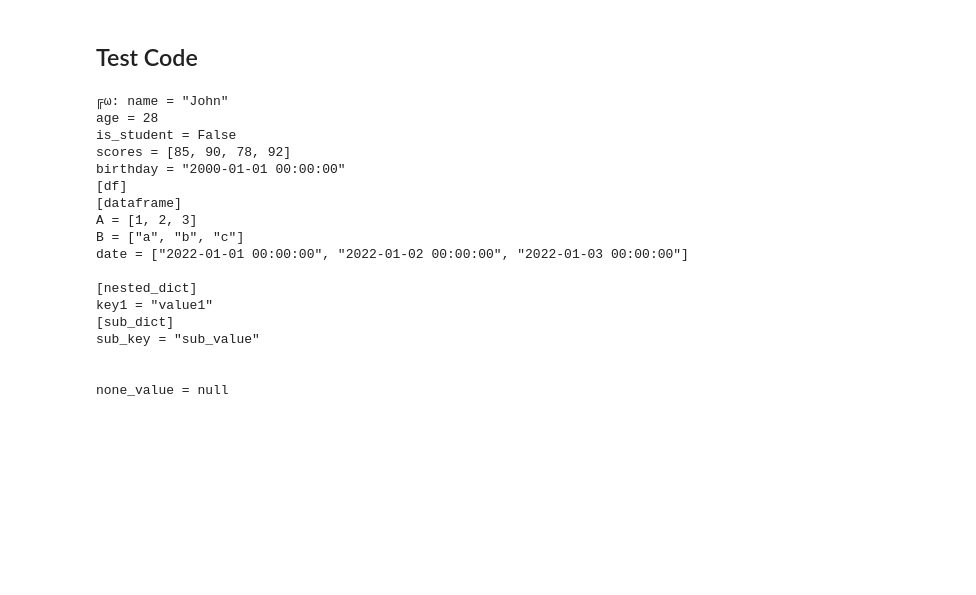
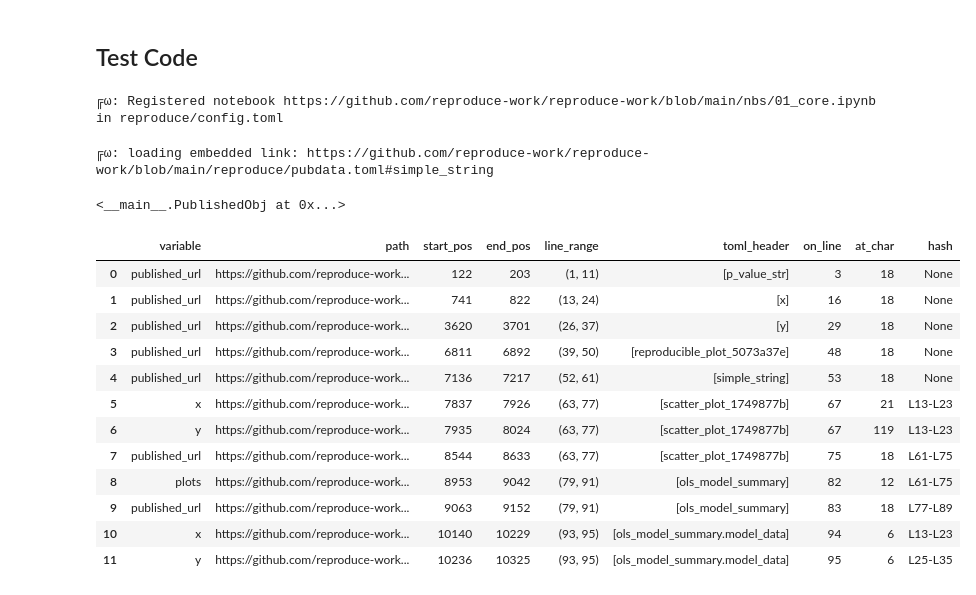
Before and after one commit to reproduce-work/reproduce-work, a Jupyter notebook: _proc/01_core.ipynb, the cells around one changed output. Cells and saved outputs as stored; diff of their text form; code cells hidden in the pictures; blank space fills up the shorter version.

Commit message:
publish

```diff
--- a/_proc/01_core.ipynb
+++ b/_proc/01_core.ipynb
@@ -279,5 +1816,14 @@ publish_data(np.array([1,2,3]), 'array')
 # %% [markdown]
 ## Test Code
+# %%
+register_notebook('01_core.ipynb')
+# %% [output]
+╔ω: Registered notebook https://github.com/reproduce-work/reproduce-work/blob/main/nbs/01_core.ipynb in reproduce/config.toml
+# %%
+publish_data("Hello world!", "simple_string")
+# %% [output]
+╔ω: loading embedded link: https://github.com/reproduce-work/reproduce-work/blob/main/reproduce/pubdata.toml#simple_string
+<__main__.PublishedObj at 0x...>
 # %%
 # Test the serialize_to_toml function
 data_sample = {
@@ -301,24 +1847,4 @@ data_sample = {
     'none_value': None
 }
 
-toml_representation = serialize_to_toml(data_sample)
-printrw(f'{toml_representation}')
+#publish_data(data_sample, "data_sample")  # This should capture this line number and timestamp
-# %% [output]
-╔ω: name = "John"
-age = 28
-is_student = False
-scores = [85, 90, 78, 92]
-birthday = "2000-01-01 00:00:00"
-[df]
-[dataframe]
-A = [1, 2, 3]
-B = ["a", "b", "c"]
-date = ["2022-01-01 00:00:00", "2022-01-02 00:00:00", "2022-01-03 00:00:00"]
-
-[nested_dict]
-key1 = "value1"
-[sub_dict]
-sub_key = "sub_value"
-
-
-none_value = null
@@ -324,0 +1855,20 @@ none_value = null
+# %%
+base_config = read_base_config()
+dynamic_loc = Path(base_config['repro']['files']['dynamic'])
+publinks = find_pubdata_links()
+pldf = pd.DataFrame(publinks)
+pldf
+# %% [output]
+|  | variable | path | start_pos | end_pos | line_range | toml_header | on_line | at_char | hash |
+| 0 | published_url | https://github.com/reproduce-work... | 122 | 203 | (1, 11) | [p_value_str] | 3 | 18 | None |
+| 1 | published_url | https://github.com/reproduce-work... | 741 | 822 | (13, 24) | [x] | 16 | 18 | None |
+| 2 | published_url | https://github.com/reproduce-work... | 3620 | 3701 | (26, 37) | [y] | 29 | 18 | None |
+| 3 | published_url | https://github.com/reproduce-work... | 6811 | 6892 | (39, 50) | [reproducible_plot_5073a37e] | 48 | 18 | None |
+| 4 | published_url | https://github.com/reproduce-work... | 7136 | 7217 | (52, 61) | [simple_string] | 53 | 18 | None |
+| 5 | x | https://github.com/reproduce-work... | 7837 | 7926 | (63, 77) | [scatter_plot_1749877b] | 67 | 21 | L13-L23 |
+| 6 | y | https://github.com/reproduce-work... | 7935 | 8024 | (63, 77) | [scatter_plot_1749877b] | 67 | 119 | L13-L23 |
+| 7 | published_url | https://github.com/reproduce-work... | 8544 | 8633 | (63, 77) | [scatter_plot_1749877b] | 75 | 18 | L61-L75 |
+| 8 | plots | https://github.com/reproduce-work... | 8953 | 9042 | (79, 91) | [ols_model_summary] | 82 | 12 | L61-L75 |
+| 9 | published_url | https://github.com/reproduce-work... | 9063 | 9152 | (79, 91) | [ols_model_summary] | 83 | 18 | L77-L89 |
+| 10 | x | https://github.com/reproduce-work... | 10140 | 10229 | (93, 95) | [ols_model_summary.model_data] | 94 | 6 | L13-L23 |
+| 11 | y | https://github.com/reproduce-work... | 10236 | 10325 | (93, 95) | [ols_model_summary.model_data] | 95 | 6 | L25-L35 |
```
Also changed, not shown: parts of 20 cells of this notebook, 21 other files.
